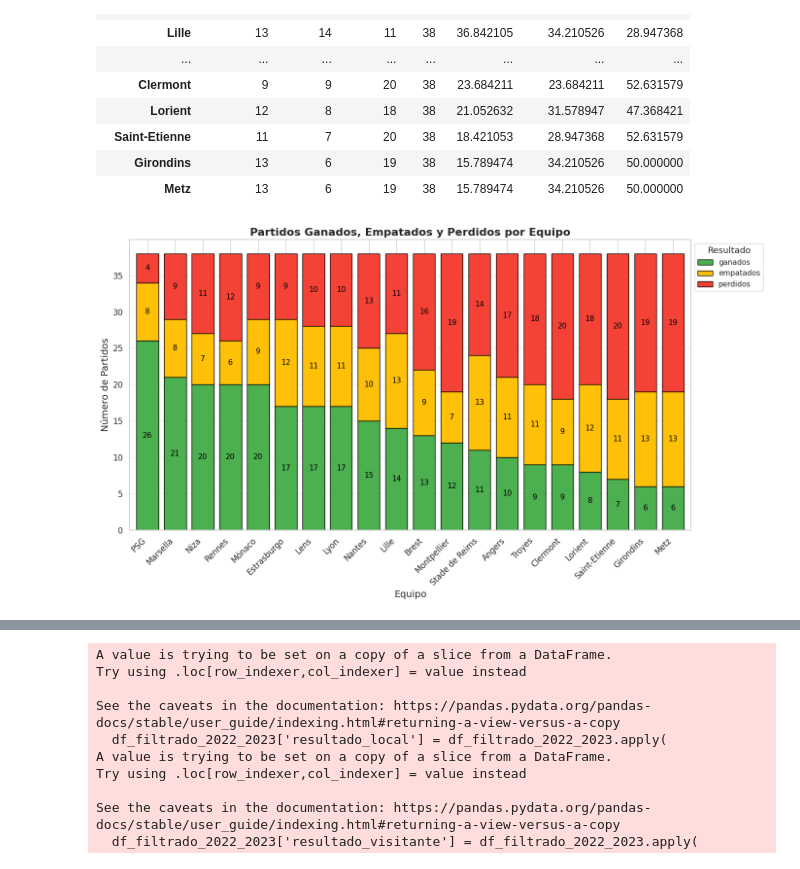
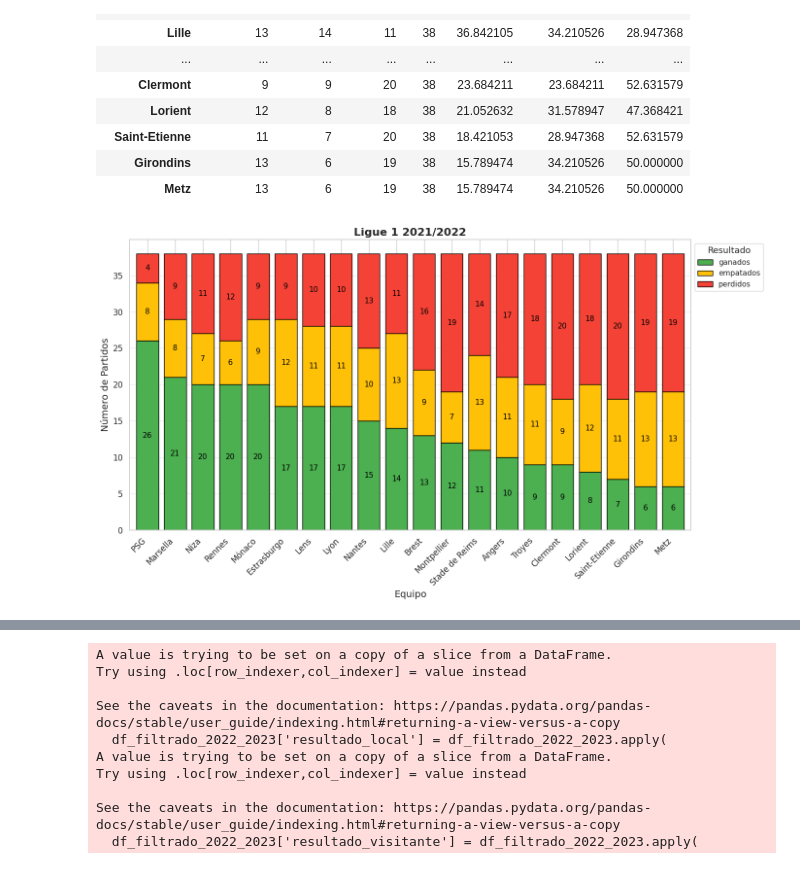
Before and after one commit to ibarajas248/proyecto_bootcamp_analisis_de_datos, a Jupyter notebook: ganados_empatados_perdidos_temporada_desde_2018.ipynb, the cells around one changed output, grey strips where cells are left out. Drawn from its saved outputs; the diff is of its cells as text; code cells hidden in the pictures.

```diff
--- a/ganados_empatados_perdidos_temporada_desde_2018.ipynb
+++ b/ganados_empatados_perdidos_temporada_desde_2018.ipynb
@@ -680,35 +682,35 @@ resultados = resultados[['ganados', 'empatados', 'perdidos']]
 
 # Configuración de estilo con Seaborn
 sns.set(style='whitegrid')
 
 # Crear un gráfico de barras verticales apiladas
 ax = resultados.plot(kind='bar', stacked=True, figsize=(14, 8),
                      color=['#4CAF50', '#FFC107', '#F44336'], width=0.8, edgecolor='black')
 
 # Personalizar el gráfico
-plt.title('Partidos Ganados, Empatados y Perdidos por Equipo', fontsize=16, fontweight='bold')
+plt.title('Ligue 1 2021/2022', fontsize=16, fontweight='bold')
 plt.xlabel('Equipo', fontsize=14)
 plt.ylabel('Número de Partidos', fontsize=14)
 plt.legend(title='Resultado', title_fontsize='13', fontsize='11', loc='upper left',
            bbox_to_anchor=(1, 1))  # Mueve la leyenda fuera del gráfico
 plt.xticks(rotation=45, ha='right', fontsize=12)  # Rotar etiquetas del eje x para mejor legibilidad
 plt.yticks(fontsize=12)
 plt.grid(axis='y', linestyle='--', alpha=0.7, linewidth=0.7)
 
 # Añadir valores encima de las barras
 for p in ax.patches:
     height = p.get_height()
     if height > 0:  # Solo mostrar el valor si hay altura
         plt.text(p.get_x() + p.get_width() / 2, p.get_y() + height / 2,
                  f'{int(height)}', ha='center', va='center', fontsize=11, color='black')
 
 # Ajustar el layout para evitar solapamientos
 plt.tight_layout()
 
 # Mostrar el gráfico
 plt.show()
 # %% [output]
-[figure, old version]
+[figure, new version]
 # %%
 df_filtrado_2022_2023 = df_partidos[df_partidos['liga'] == 'Ligue 1 2022/2023']
 df_filtrado_2022_2023
```
Also changed, not shown: parts of 14 cells of this notebook.
